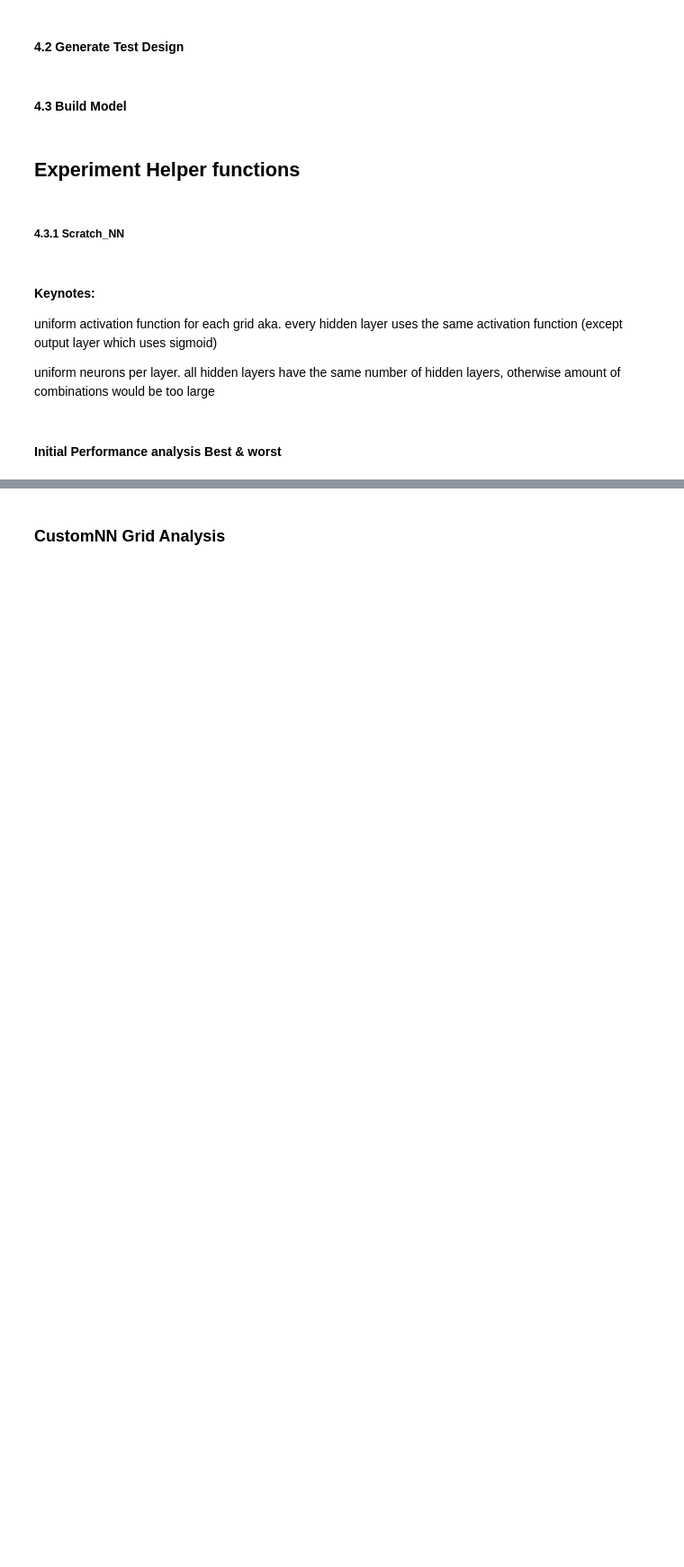
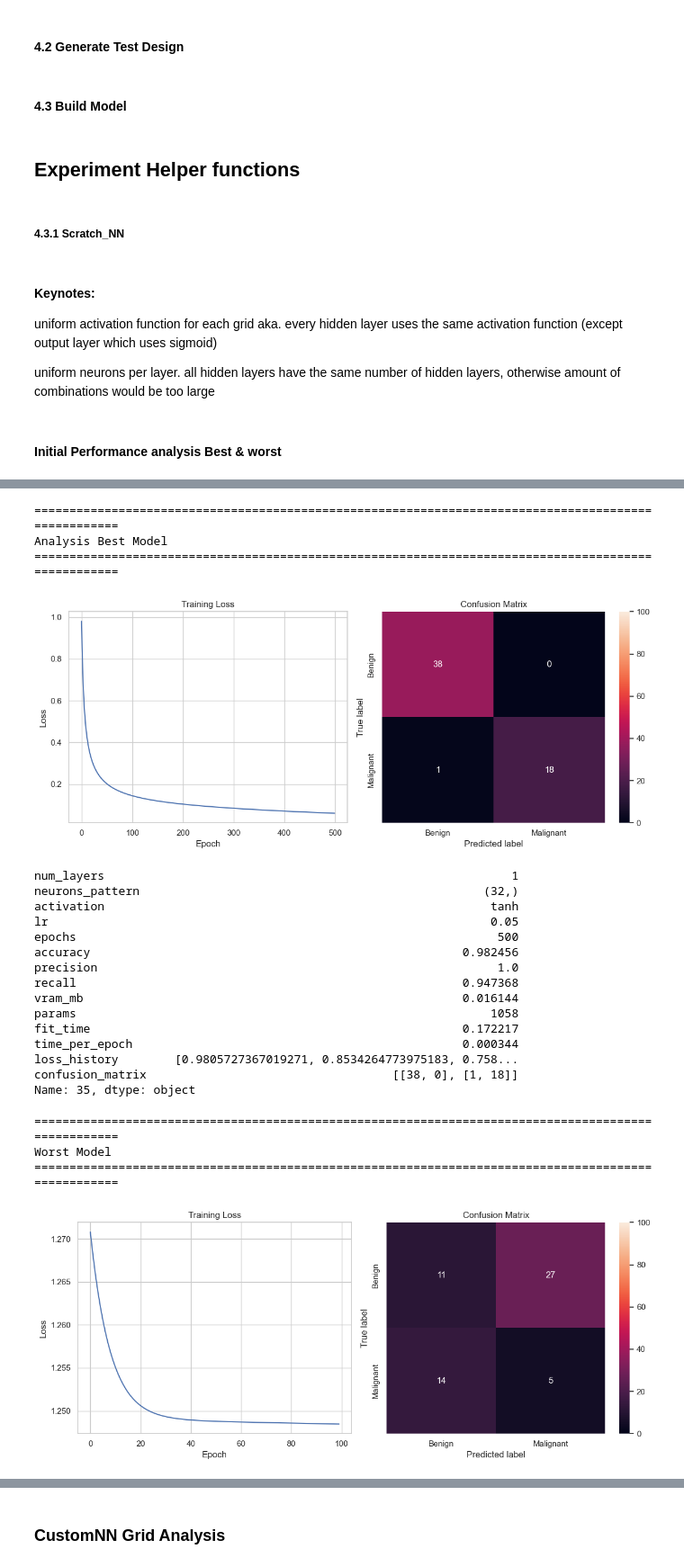
Before and after one commit to NoahW99/Neural-Network-Comparison, a Jupyter notebook: Breast_Cancer_Diagnostic.ipynb, the cells around one changed output, grey strips where cells are left out. Shown at 90% size. Drawn from its saved outputs; the diff is of its cells as text; code cells hidden in the pictures; blank space fills up the shorter version.

```diff
--- a/Breast_Cancer_Diagnostic.ipynb
+++ b/Breast_Cancer_Diagnostic.ipynb
@@ -810,0 +693,31 @@ Text(0.5, 1.0, 'Confusion Matrix')
+# %%
+print(f"{'='*100}\nAnalysis Best Model\n{'='*100}")
+plot_loss_and_cm(cm_best, loss_best)
+display(best_config)
+print(f"{'='*100}\nWorst Model\n{'='*100}")
+plot_loss_and_cm(cm_worst, loss_worst)
+display(worst_config)
+# %% [output]
+====================================================================================================
+Analysis Best Model
+====================================================================================================
+[figure, added]
+num_layers                                                          1
+neurons_pattern                                                 (32,)
+activation                                                       tanh
+lr                                                               0.05
+epochs                                                            500
+accuracy                                                     0.982456
+precision                                                         1.0
+recall                                                       0.947368
+vram_mb                                                      0.016144
+params                                                           1058
+fit_time                                                     0.172217
+time_per_epoch                                               0.000344
+loss_history        [0.9805727367019271, 0.8534264773975183, 0.758...
+confusion_matrix                                   [[38, 0], [1, 18]]
+Name: 35, dtype: object
+====================================================================================================
+Worst Model
+====================================================================================================
+[figure, added]
```
Also changed, not shown: parts of 18 cells of this notebook, 1 other file.
